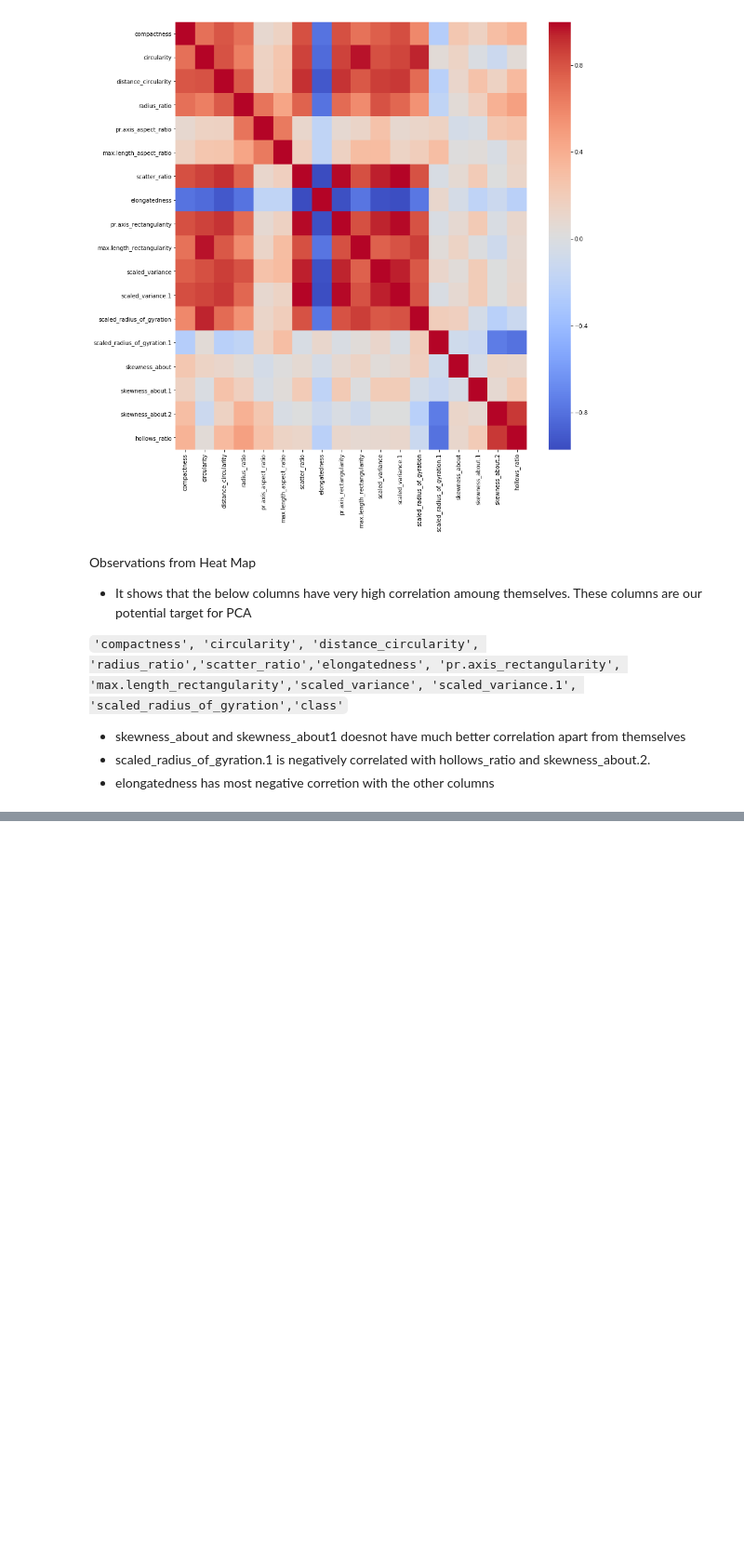
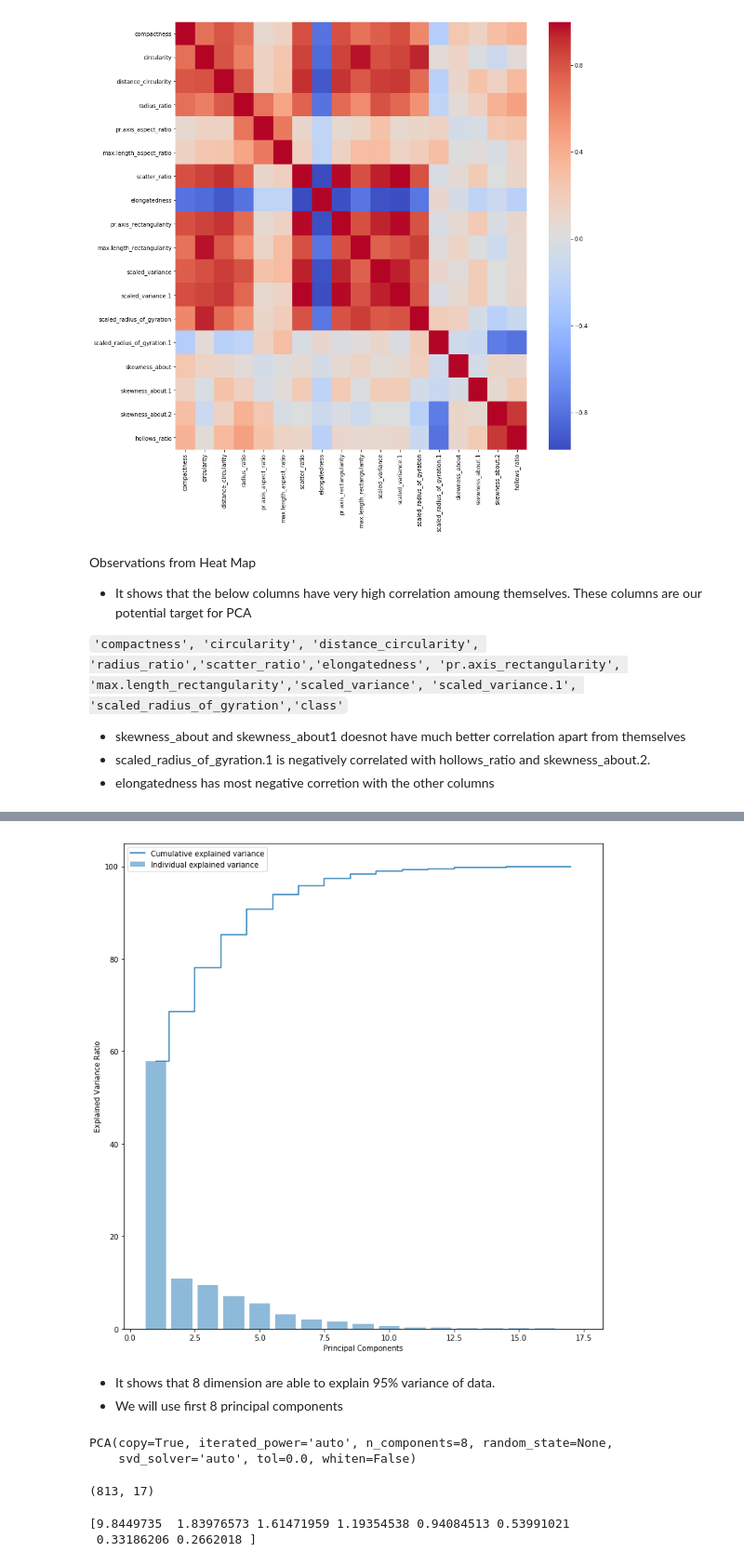
Before and after one commit to praveenveera/VehicleSilhouette_PCA, a Jupyter notebook: PCA.ipynb, the cells around one changed output, grey strips where cells are left out. Shown at 93% size. Drawn from its saved outputs; the diff is of its cells as text; code cells hidden in the pictures; blank space fills up the shorter version.

```diff
--- a/PCA.ipynb
+++ b/PCA.ipynb
@@ -263,0 +427,35 @@ These columns are our potential target for PCA
+# %%
+# Ploting
+plt.figure(figsize=(10 , 10))
+plt.bar(range(1, eig_vals.size + 1), var_exp, alpha = .5, align = 'center', label = 'Individual explained variance')
+plt.step(range(1, eig_vals.size + 1), cum_var_exp, where='mid', label = 'Cumulative explained variance')
+plt.ylabel('Explained Variance Ratio')
+plt.xlabel('Principal Components')
+plt.legend(loc = 'best')
+plt.tight_layout()
+plt.show()
+# %% [output]
+[figure, added]
+# %% [markdown]
+- It shows that 8 dimension are able to explain 95% variance of data.
+- We will use first 8 principal components
+# %%
+# PCA
+from sklearn.decomposition import PCA
+
+# considering only the highly correlated features
+X = XScaled
+pca = PCA(n_components=8)
+pca.fit(X)
+# %% [output]
+PCA(copy=True, iterated_power='auto', n_components=8, random_state=None,
+    svd_solver='auto', tol=0.0, whiten=False)
+# %%
+X.shape
+# %% [output]
+(813, 17)
+# %%
+print(pca.explained_variance_)
+# %% [output]
+[9.8449735  1.83976573 1.61471959 1.19354538 0.94084513 0.53991021
+ 0.33186206 0.2662018 ]
```
Also changed, not shown: parts of 20 cells of this notebook.
